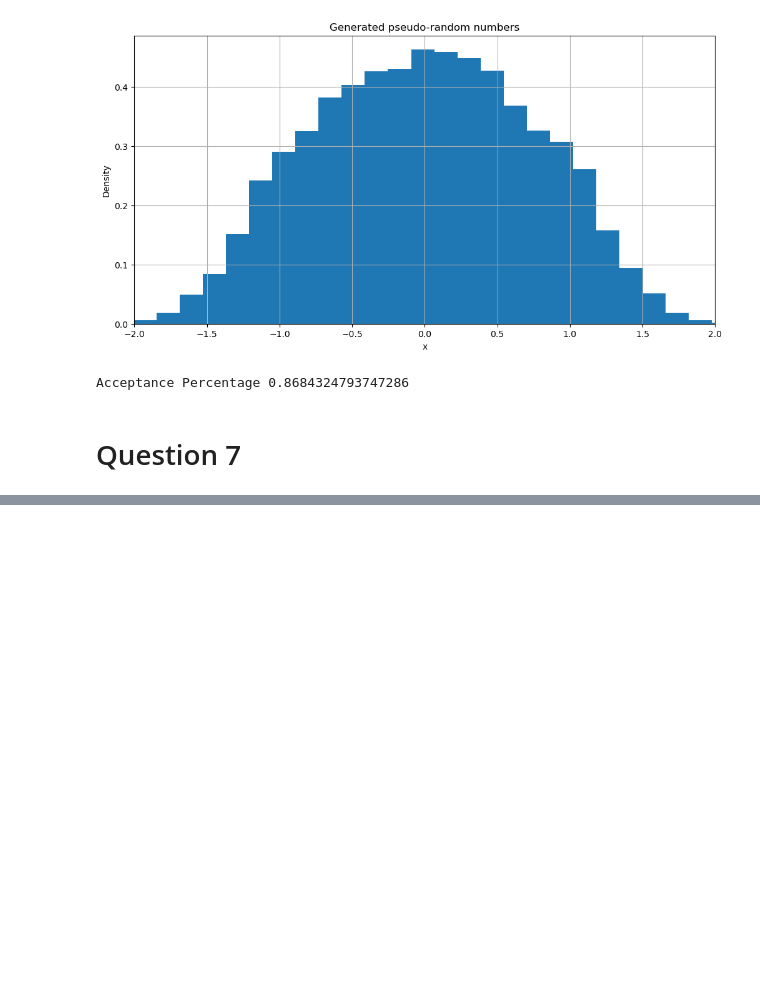
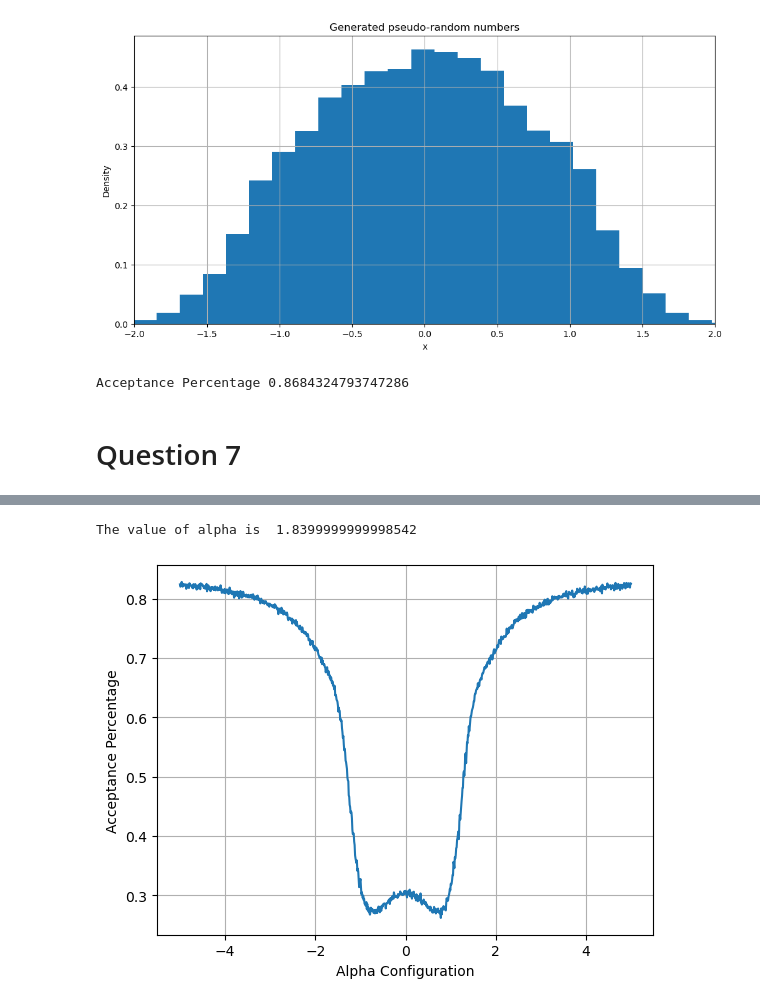
Before and after one commit to dc250601/P452, a Jupyter notebook: EndSemester/Solution_2011061.ipynb, the cells around one changed output, grey strips where cells are left out. Saved outputs shown, nothing was run; the diff lists cells and outputs as text; code cells hidden in the pictures; blank space fills up the shorter version.

```diff
--- a/EndSemester/Solution_2011061.ipynb
+++ b/EndSemester/Solution_2011061.ipynb
@@ -389,0 +346,11 @@ plt.plot(alpha_list,energy_list)
+# %%
+print("The value of alpha is ",alpha_list[600+np.argmin(energy_list[600:])])
+# %% [output]
+The value of alpha is  1.8399999999998542
+# %%
+plt.plot(alpha_list,accep_rej)
+plt.xlabel("Alpha Configuration")
+plt.ylabel("Acceptance Percentage")
+plt.grid()
+# %% [output]
+[figure, added]
```
Also changed, not shown: parts of 23 cells of this notebook.
